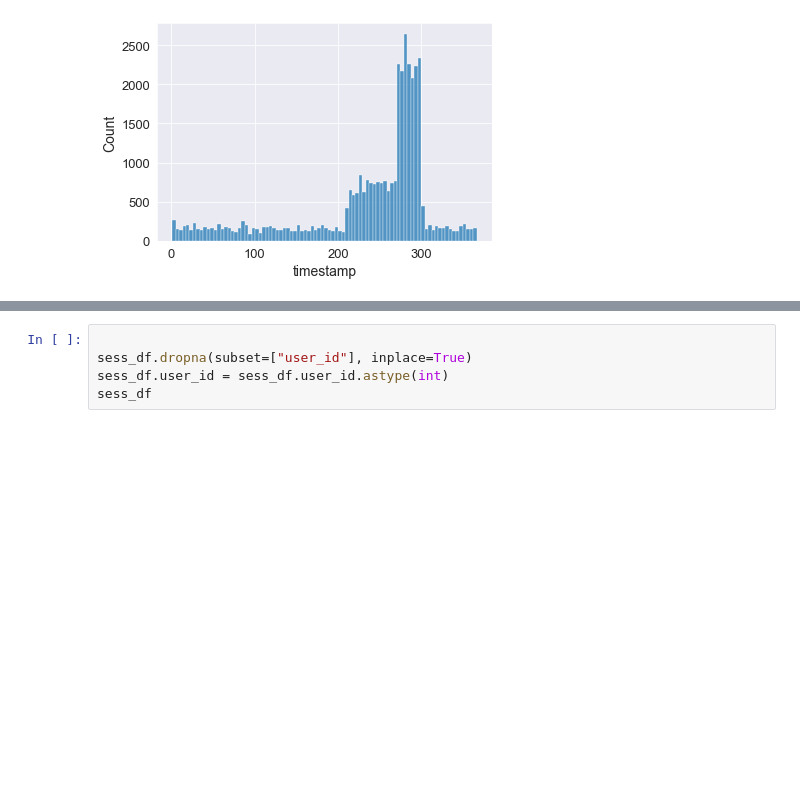
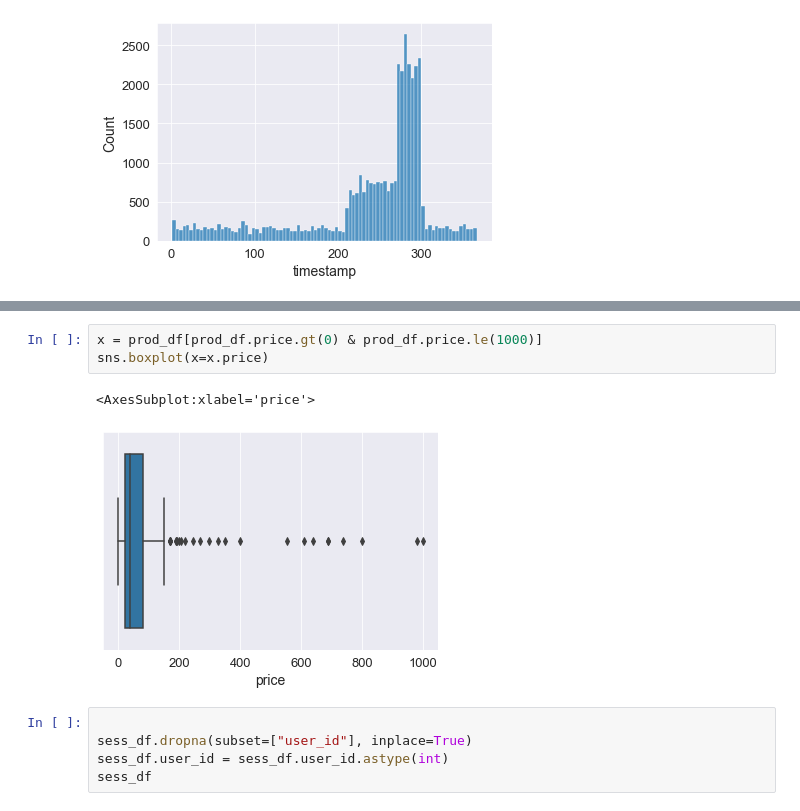
Before and after one commit to hpiotr6/Customers-Clustering, a Jupyter notebook: notebooks/preprocs.ipynb, the cells around one changed output, grey strips where cells are left out. Drawn from its saved outputs; the diff is of its cells as text; blank space fills up the shorter version.

Commit message:
prices distribution

```diff
--- a/notebooks/preprocs.ipynb
+++ b/notebooks/preprocs.ipynb
@@ -93,3 +142,9 @@ plt.rc("font", size=10)
+# %%
+x = prod_df[prod_df.price.gt(0) & prod_df.price.le(1000)]
+sns.boxplot(x=x.price)
+# %% [output]
+<AxesSubplot:xlabel='price'>
+[figure, added]
 # %%
 
 sess_df.dropna(subset=["user_id"], inplace=True)
```
Also changed, not shown: parts of 7 cells of this notebook.
